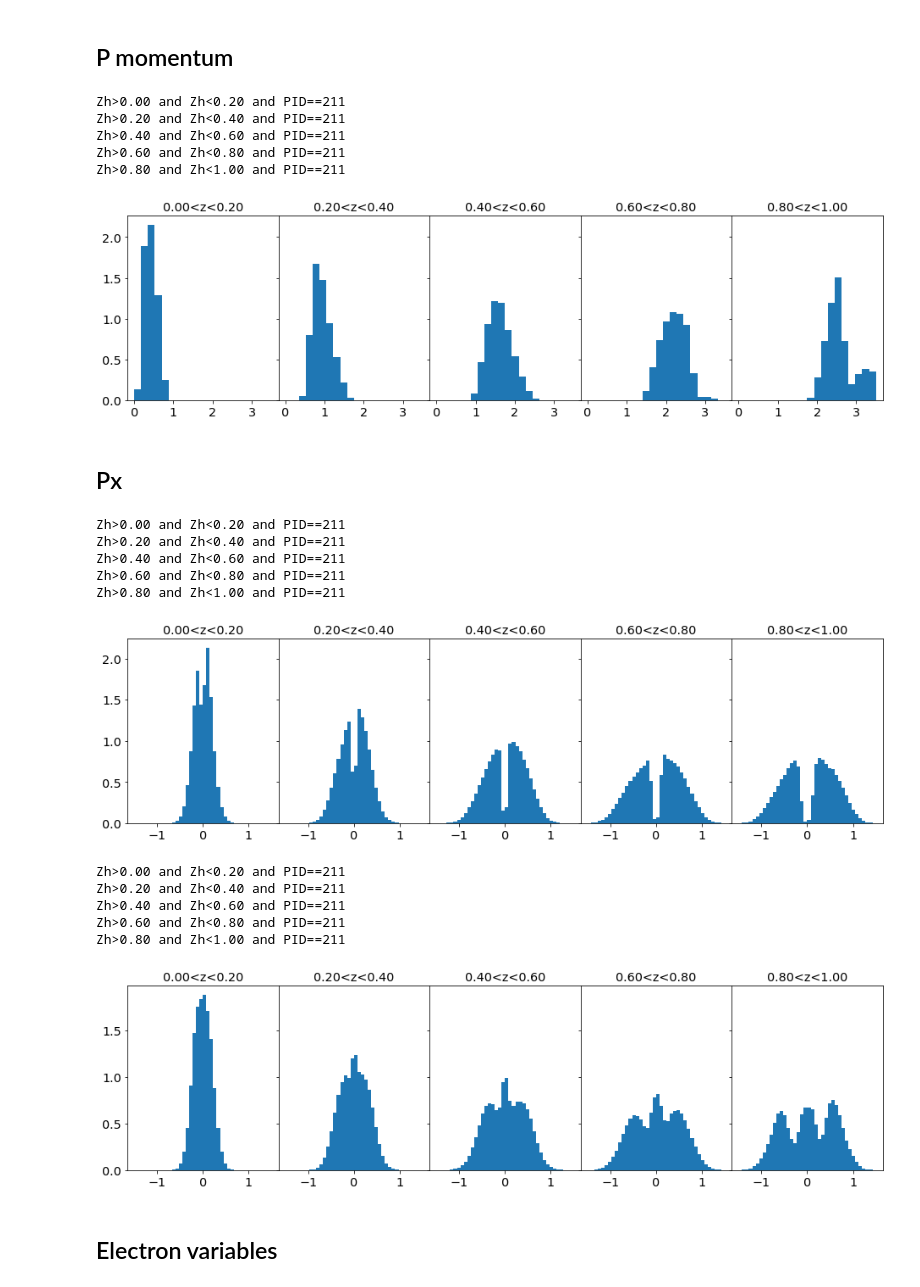
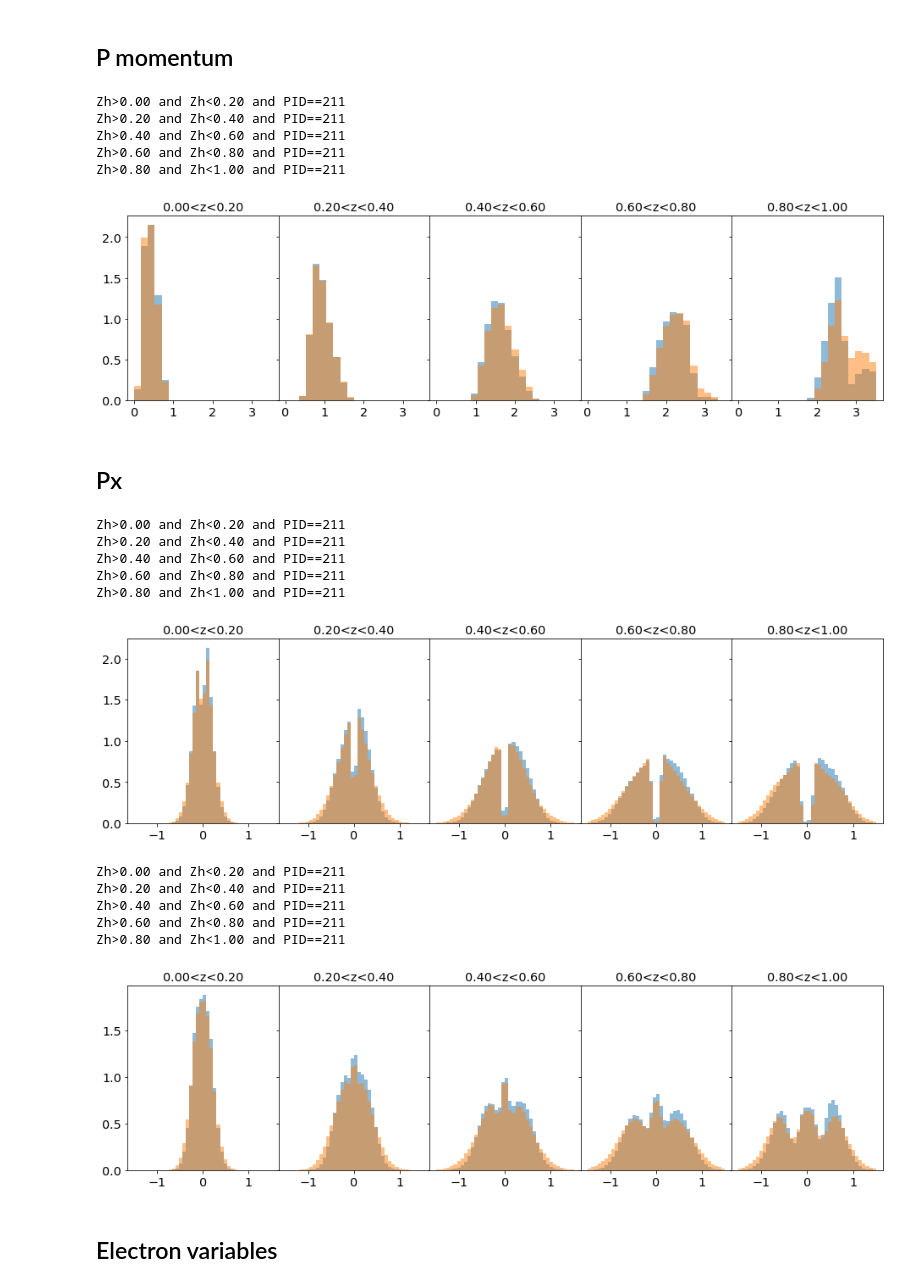
Before and after one commit to miguelignacio/eg2dihadron, a Jupyter notebook: SingleHadron_DataMC.ipynb, the cells around one changed output. Drawn from its saved outputs; the diff is of its cells as text; code cells hidden in the pictures.

```diff
--- a/SingleHadron_DataMC.ipynb
+++ b/SingleHadron_DataMC.ipynb
@@ -116,7 +211,9 @@ bins = [(x, y) for (x, y) in zip(Edges[:-1], Edges[1:])]
 
 for j, ibin in enumerate(bins):
     query = 'Zh>%2.2f and Zh<%2.2f and PID==211'%(ibin[0],ibin[1])
-    axs[j].hist(data_hadron.query(query)['ThetaLab'],density=True,bins=20)
+    axs[j].hist(data_hadron.query(query)['ThetaLab'],density=True,bins=20,alpha=0.5)
+    axs[j].hist(mc_hadron.query(query)['ThetaLab'],density=True,bins=20,alpha=0.5)
+
     axs[j].set_title('%2.2f<z<%2.2f'%(ibin[0],ibin[1]))
 
     #axs[j].set_yscale('log')
@@ -138,7 +235,9 @@ bins = [(x, y) for (x, y) in zip(Edges[:-1], Edges[1:])]
 
 for j, ibin in enumerate(bins):
     query = 'Zh>%2.2f and Zh<%2.2f and PID==211'%(ibin[0],ibin[1])
-    axs[j].hist(data_hadron.query(query)['Xf'],density=True,range=(-1.0,1.0),bins=20)
+    axs[j].hist(data_hadron.query(query)['Xf'],density=True,range=(-1.0,1.0),bins=20,alpha=0.5)
+    axs[j].hist(mc_hadron.query(query)['Xf'],density=True,range=(-1.0,1.0),bins=20,alpha=0.5)
+
     axs[j].set_title('%2.2f<z<%2.2f'%(ibin[0],ibin[1]))
 
     #axs[j].set_yscale('log')
@@ -162,7 +261,9 @@ bins = [(x, y) for (x, y) in zip(Edges[:-1], Edges[1:])]
 
 for j, ibin in enumerate(bins):
     query = 'Zh>%2.2f and Zh<%2.2f and PID==211'%(ibin[0],ibin[1])
-    axs[j].hist(data_hadron.query(query)['P'],density=True,range=(0.0,3.5),bins=20)
+    axs[j].hist(data_hadron.query(query)['P'],density=True,range=(0.0,3.5),bins=20,alpha=0.5)
+    axs[j].hist(mc_hadron.query(query)['P'],density=True,range=(0.0,3.5),bins=20,alpha=0.5)
+
     axs[j].set_title('%2.2f<z<%2.2f'%(ibin[0],ibin[1]))
 
     #axs[j].set_yscale('log')
@@ -174,7 +275,7 @@ Zh>0.20 and Zh<0.40 and PID==211
 Zh>0.40 and Zh<0.60 and PID==211
 Zh>0.60 and Zh<0.80 and PID==211
 Zh>0.80 and Zh<1.00 and PID==211
-[figure, old version]
+[figure, new version]
 # %% [markdown]
 ## Px
 # %%
@@ -186,7 +287,9 @@ bins = [(x, y) for (x, y) in zip(Edges[:-1], Edges[1:])]
 
 for j, ibin in enumerate(bins):
     query = 'Zh>%2.2f and Zh<%2.2f and PID==211'%(ibin[0],ibin[1])
-    axs[j].hist(data_hadron.query(query)['Px'],density=True,range=(-1.5,1.5),bins=40)
+    axs[j].hist(data_hadron.query(query)['Px'],density=True,range=(-1.5,1.5),bins=40,alpha=0.5)
+    axs[j].hist(mc_hadron.query(query)['Px'],density=True,range=(-1.5,1.5),bins=40,alpha=0.5)
+
     axs[j].set_title('%2.2f<z<%2.2f'%(ibin[0],ibin[1]))
 
     #axs[j].set_yscale('log')
@@ -198,28 +301,30 @@ Zh>0.20 and Zh<0.40 and PID==211
 Zh>0.40 and Zh<0.60 and PID==211
 Zh>0.60 and Zh<0.80 and PID==211
 Zh>0.80 and Zh<1.00 and PID==211
-[figure, old version]
+[figure, new version]
 # %%
 fig, axs = plt.subplots(1, 5, sharey=True, sharex=True, figsize=(16,4), gridspec_kw={'hspace': 0, 'wspace':0})
 
 
 Edges = [0.0,0.2,0.4,0.6,0.8,1.0]
 bins = [(x, y) for (x, y) in zip(Edges[:-1], Edges[1:])]
 
 for j, ibin in enumerate(bins):
     query = 'Zh>%2.2f and Zh<%2.2f and PID==211'%(ibin[0],ibin[1])
-    axs[j].hist(data_hadron.query(query)['Py'],density=True,range=(-1.5,1.5),bins=40)
+    axs[j].hist(data_hadron.query(query)['Py'],density=True,range=(-1.5,1.5),bins=40,alpha=0.5)
+    axs[j].hist(mc_hadron.query(query)['Py'],density=True,range=(-1.5,1.5),bins=40,alpha=0.5)
+
     axs[j].set_title('%2.2f<z<%2.2f'%(ibin[0],ibin[1]))
 
     #axs[j].set_yscale('log')
 
     print(query)
 # %% [output]
 Zh>0.00 and Zh<0.20 and PID==211
 Zh>0.20 and Zh<0.40 and PID==211
 Zh>0.40 and Zh<0.60 and PID==211
 Zh>0.60 and Zh<0.80 and PID==211
 Zh>0.80 and Zh<1.00 and PID==211
-[figure, old version]
+[figure, new version]
 # %% [markdown]
 ## Electron variables
```
Also changed, not shown: parts of 26 cells of this notebook.
